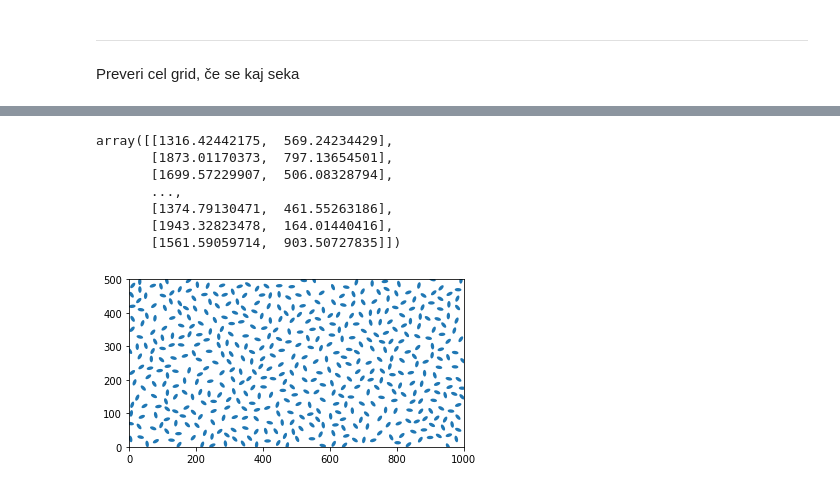
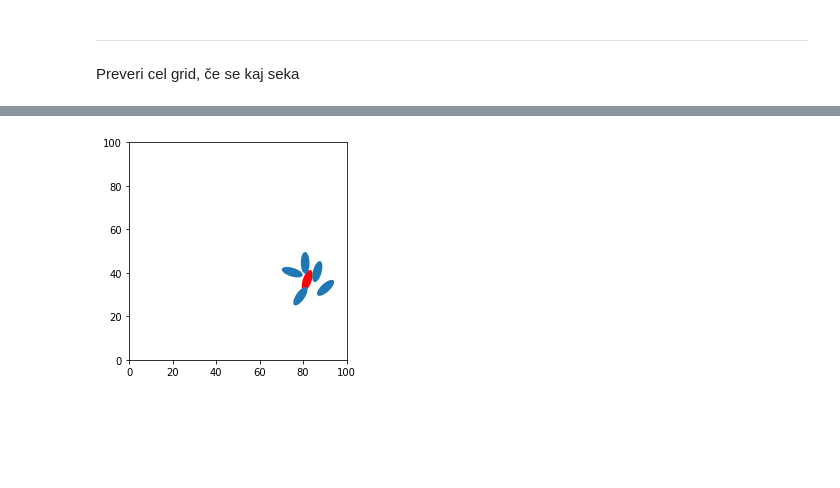
Before and after one commit to tinaaah/magistrska, a Jupyter notebook: test.ipynb, the cells around one changed output, grey strips where cells are left out. Drawn from its saved outputs; the diff is of its cells as text; code cells hidden in the pictures; blank space fills up the shorter version.

```diff
--- a/test.ipynb
+++ b/test.ipynb
@@ -150,6 +99,0 @@ display(f(0.2, data[0], data[1]))
-# %%
-x = np.linspace(0, 1, endpoint=True, num=100)
-y = np.vectorize(f)
-y = y(x, data[0], data[1])
-plt.plot(x, y)
-plt.show()
@@ -179,33 +100,28 @@ array([[<mitchell.ellipse object at 0x...>,
-# %%
-(lambda x: x*2)(dist.samples)
-# %% [output]
-array([[1316.42442175,  569.24234429],
-       [1873.01170373,  797.13654501],
-       [1699.57229907,  506.08328794],
-       ...,
-       [1374.79130471,  461.55263186],
-       [1943.32823478,  164.01440416],
-       [1561.59059714,  903.50727835]])
-# %%
-## v točke postavi elipse
-plt.axes()
-data = []
-for center in dist.samples:
-
-    u = random.uniform(0,1)
-    theta = math.pi*2*u
-
-    va = [math.cos(theta), math.sin(theta)]
-    vb = [-math.sin(theta), math.cos(theta)]
-
-    ellipse = patches.Ellipse(center, a, b, angle=theta*180/math.pi)
-    plt.gca().add_patch(ellipse)
-    data.append(ellipse)
-
-plt.axis('scaled')
-plt.xlim(0.0, width)
-plt.ylim(0.0, height)
-plt.savefig("elipse_512.png")
-plt.show()
-# %% [output]
-[figure, removed]
+# %%
+## matrika razdalj med vsemi centri elips
+S = [x.center for x in new_dist.ell]
+razdalje = distance.cdist(S, S, dist.periodic_metric)
+in_proximity = [np.where((line<2*a) & (line!=0)) for line in razdalje]
+# %%
+## izberi i-to elipso in poglej njeno okolico
+i = 100
+i_ellipse = new_dist.ell[i]
+
+plt.axes()
+ell_patch = naloga.ellipse.convert_to_patches(i_ellipse, a_width, b_height)
+plt.gca().add_patch(ell_patch)
+ell_patch.set_facecolor('r')
+
+check = new_dist.ell[in_proximity[i]]
+for E in check:
+
+    theta = E.angle
+    ell_patch = naloga.ellipse.convert_to_patches(E, a_width, b_height)
+    plt.gca().add_patch(ell_patch)
+
+plt.axis('scaled')
+plt.xlim(0.0, width)
+plt.ylim(0.0, height)
+plt.show()
+# %% [output]
+[figure, added]
```
Also changed, not shown: parts of 21 cells of this notebook.
